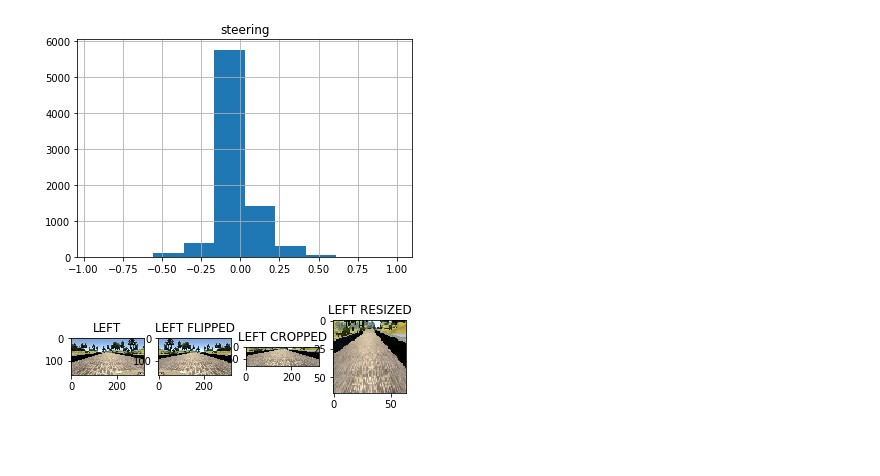
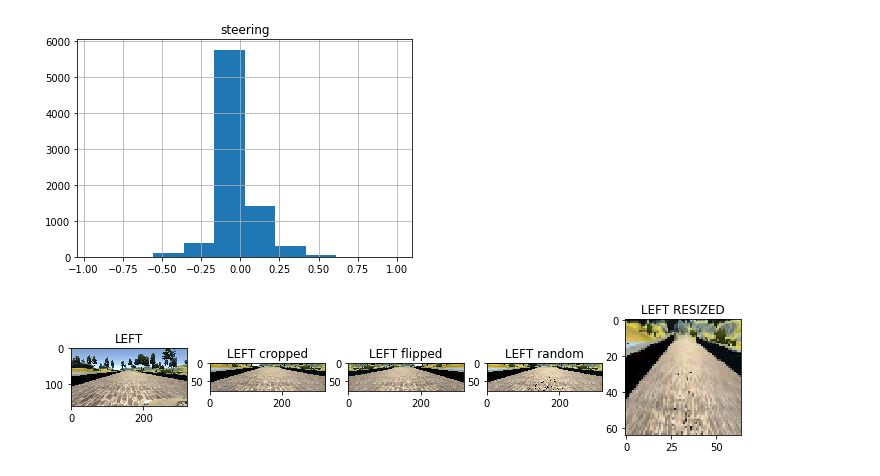
Before and after one commit to piliwilliam0306/Udacity-SDC, a Jupyter notebook: Behavioral-Cloning/data.ipynb, the cells around one changed output. Saved outputs shown, nothing was run; the diff lists cells and outputs as text; code cells hidden in the pictures; blank space fills up the shorter version.

Commit message:
add random brightness

```diff
--- a/Behavioral-Cloning/data.ipynb
+++ b/Behavioral-Cloning/data.ipynb
@@ -3,8 +3,9 @@ import pandas as pd
 import numpy as np
 from IPython.display import display
 import matplotlib.pyplot as plt
+import cv2
 data_file = 'data/driving_log.csv'
-data_frame = pd.read_csv(data_file)
+data_frame = pd.read_csv(data_file, skipinitialspace=True)
 print(data_frame.shape)
 display(data_frame.head())
 # %% [output]
@@ -15,3 +16,12 @@ display(data_frame.head())
 | 2 | IMG/center_2016_12_01_13_31_12_93... | IMG/left_2016_12_01_13_31_12_937.jpg | IMG/right_2016_12_01_13_31_12_937... | 0.0 | 0.0 | 0.0 | 1.453011 |
 | 3 | IMG/center_2016_12_01_13_31_13_03... | IMG/left_2016_12_01_13_31_13_037.jpg | IMG/right_2016_12_01_13_31_13_037... | 0.0 | 0.0 | 0.0 | 1.438419 |
 | 4 | IMG/center_2016_12_01_13_31_13_17... | IMG/left_2016_12_01_13_31_13_177.jpg | IMG/right_2016_12_01_13_31_13_177... | 0.0 | 0.0 | 0.0 | 1.418236 |
+# %%
+center = data_frame['center']
+display(center.head())
+left = data_frame['left']
+display(left.head())
+right = data_frame['right']
+display(right.head())
+steering = data_frame['steering']
+display(steering.tail())
@@ -33,50 +68,87 @@ plt.show()
 # %% [output]
 [figure]
 # %%
+# Image Augmentation
 from PIL import Image
+
+# using PIL
+'''
+left_image = Image.open('data/{}'.format(left[0]))
+center_image = Image.open('data/{}'.format(center[0]))
+right_image = Image.open('data/{}'.format(right[0]))
 
 def FlipImage(image):
     flipped_image = image.transpose(Image.FLIP_LEFT_RIGHT)
     return flipped_image
 
 def CropImage(image):
     # http://matthiaseisen.com/pp/patterns/p0202/
     width = image.width
     height = image.height
     # cut out sky, trees , and car
-    cropped_image = image.crop((0, int(height/3), 320, height-25)) # (left, upper, right, and lower)
+    cropped_image = image.crop((0, int(height/3), 320, height-20)) # (left, upper, right, and lower)
     return cropped_image
 
 def ResizeImage(image):
     resize_image = image.resize((64,64))
     return resize_image
+'''
 
-left_image = Image.open('data/IMG/left_2016_12_01_13_30_48_287.jpg')
-center_image = Image.open('data/IMG/center_2016_12_01_13_30_48_287.jpg')
-right_image = Image.open('data/IMG/right_2016_12_01_13_30_48_287.jpg')
+# using OPENCV
+def FlipImage(image):
+    return cv2.flip(image, 1)
+
+def CropImage(image):
+    return image[53:130, 0:319]
+
+def ResizeImage(image):
+    return cv2.resize(image, (64, 64), cv2.INTER_AREA)
+
+def BrightnessImage(image):
+    image = cv2.cvtColor(image,cv2.COLOR_RGB2HSV)
+    random_bright = .25 + np.random.uniform()
+    # scaling up or down the V channel of HSV
+    image[:,:,2] = image[:,:,2] * random_bright
+    image = cv2.cvtColor(image, cv2.COLOR_HSV2RGB)
+    return image
+
+left_image = cv2.imread('data/{}'.format(left[0]))
+left_image = cv2.cvtColor(left_image,cv2.COLOR_BGR2RGB)
+center_image = cv2.imread('data/{}'.format(center[0]))
+center_image = cv2.cvtColor(center_image,cv2.COLOR_BGR2RGB)
+right_image = cv2.imread('data/{}'.format(right[0]))
+right_image = cv2.cvtColor(right_image,cv2.COLOR_BGR2RGB)
 
 images = [left_image, center_image, right_image]
 image_names = ['LEFT', 'CENTER', 'RIGHT']
 
 i = 1
 
 for image, names in zip(images, image_names):
-    flipped_image = FlipImage(image)
-    cropped_image = CropImage(flipped_image)
-    resize_image = ResizeImage(cropped_image)
-    plt.subplot(i, 4, 1)
+    fig = plt.figure(figsize=(12, 12))
+    cropped_image = CropImage(image)
+    flipped_image = FlipImage(cropped_image)
+    random_bright_image = BrightnessImage(cropped_image)
+    resize_image = ResizeImage(random_bright_image)
+
+    plt.subplot(i, 5, 1)
     plt.imshow(image)
     plt.title('{}'.format(image_names[i-1]))
-    plt.subplot(i, 4, 2)
+    plt.subplot(i, 5, 2)
+    plt.imshow(cropped_image)
+    plt.title('{} cropped'.format(image_names[i-1]))
+    plt.subplot(i, 5, 3)
     plt.imshow(flipped_image)
-    plt.title('{} FLIPPED'.format(image_names[i-1]))
-    plt.subplot(i, 4, 3)
-    plt.imshow(cropped_image)
-    plt.title('{} CROPPED'.format(image_names[i-1]))
-    plt.subplot(i, 4, 4)
+    plt.title('{} flipped'.format(image_names[i-1]))
+    plt.subplot(i, 5, 4)
+    plt.imshow(random_bright_image)
+    plt.title('{} random'.format(image_names[i-1]))
+    plt.subplot(i, 5, 5)
     plt.imshow(resize_image)
     plt.title('{} RESIZED'.format(image_names[i-1]))
     plt.show()
     i = i + 1
+
+#print (np.random.uniform())
 # %% [output]
-[figure, old version]
+[figure, new version]
```
Also changed, not shown: parts of 4 cells of this notebook.
